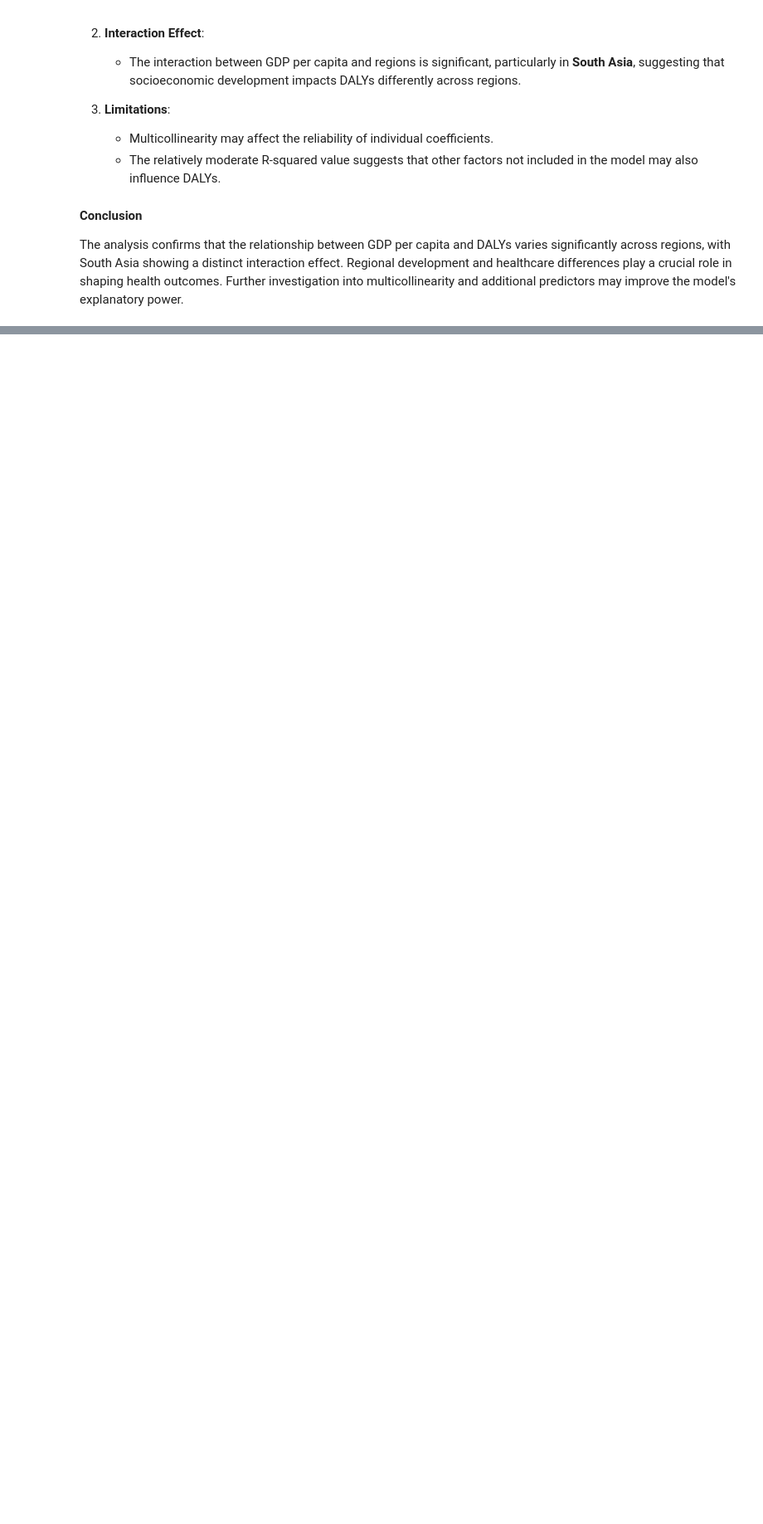
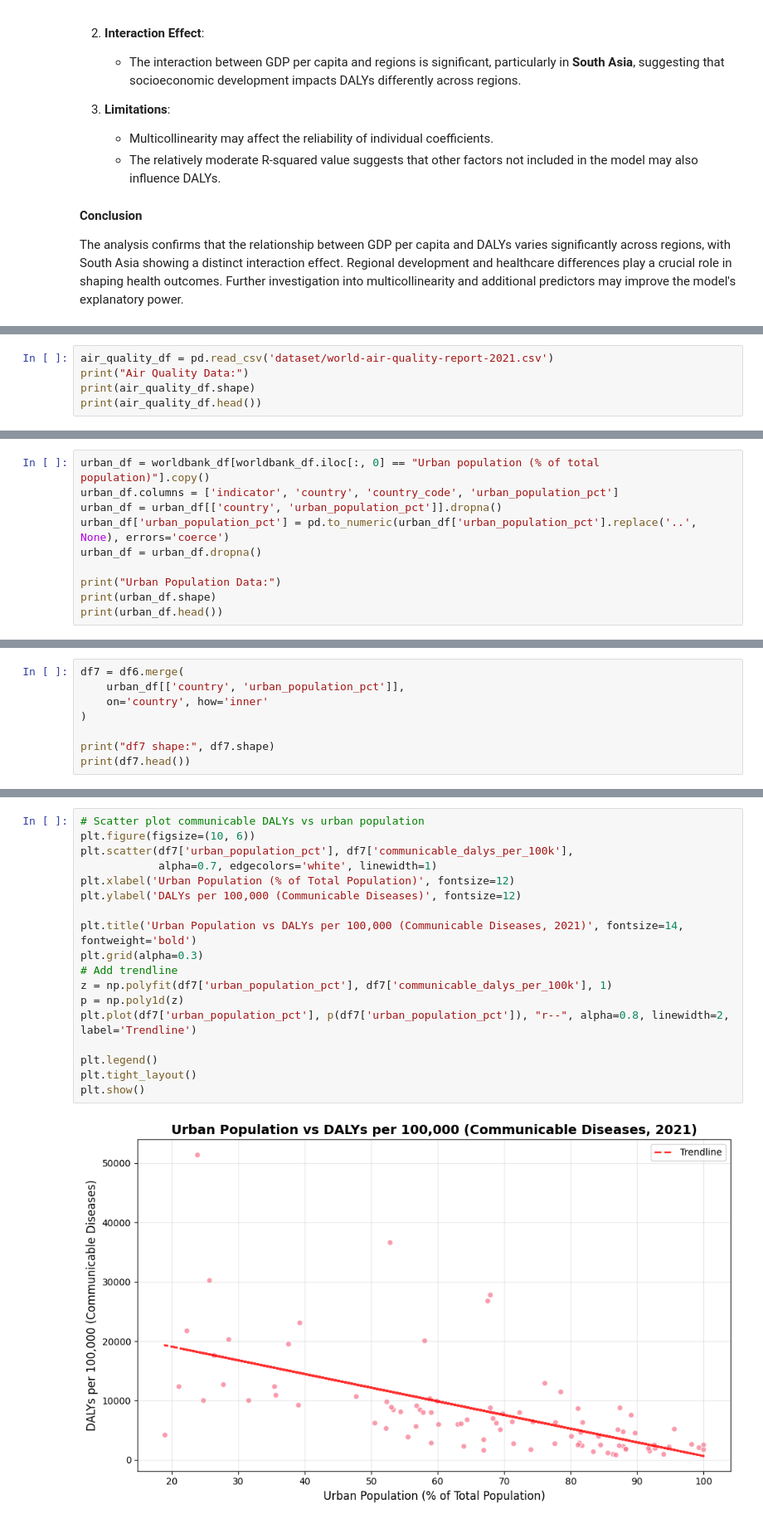
Before and after one commit to AimanIskndr/bdata-daly-socioeconomic, a Jupyter notebook: analysis.ipynb, the cells around one changed output, grey strips where cells are left out. Shown: that part at 83% size. Saved outputs shown, nothing was run; the diff lists cells and outputs as text; blank space fills up the shorter version.

```diff
--- a/analysis.ipynb
+++ b/analysis.ipynb
@@ -782,0 +835,5 @@ The analysis confirms that the relationship between GDP per capita and DALYs var
+# %%
+air_quality_df = pd.read_csv('dataset/world-air-quality-report-2021.csv')
+print("Air Quality Data:")
+print(air_quality_df.shape)
+print(air_quality_df.head())
@@ -782,0 +972,10 @@ The analysis confirms that the relationship between GDP per capita and DALYs var
+# %%
+urban_df = worldbank_df[worldbank_df.iloc[:, 0] == "Urban population (% of total population)"].copy()
+urban_df.columns = ['indicator', 'country', 'country_code', 'urban_population_pct']
+urban_df = urban_df[['country', 'urban_population_pct']].dropna()
+urban_df['urban_population_pct'] = pd.to_numeric(urban_df['urban_population_pct'].replace('..', None), errors='coerce')
+urban_df = urban_df.dropna()
+
+print("Urban Population Data:")
+print(urban_df.shape)
+print(urban_df.head())
@@ -782,0 +991,8 @@ The analysis confirms that the relationship between GDP per capita and DALYs var
+# %%
+df7 = df6.merge(
+    urban_df[['country', 'urban_population_pct']],
+    on='country', how='inner'
+)
+
+print("df7 shape:", df7.shape)
+print(df7.head())
@@ -782,0 +1014,20 @@ The analysis confirms that the relationship between GDP per capita and DALYs var
+# %%
+# Scatter plot communicable DALYs vs urban population
+plt.figure(figsize=(10, 6))
+plt.scatter(df7['urban_population_pct'], df7['communicable_dalys_per_100k'],
+            alpha=0.7, edgecolors='white', linewidth=1)
+plt.xlabel('Urban Population (% of Total Population)', fontsize=12)
+plt.ylabel('DALYs per 100,000 (Communicable Diseases)', fontsize=12)
+
+plt.title('Urban Population vs DALYs per 100,000 (Communicable Diseases, 2021)', fontsize=14, fontweight='bold')
+plt.grid(alpha=0.3)
+# Add trendline
+z = np.polyfit(df7['urban_population_pct'], df7['communicable_dalys_per_100k'], 1)
+p = np.poly1d(z)
+plt.plot(df7['urban_population_pct'], p(df7['urban_population_pct']), "r--", alpha=0.8, linewidth=2, label='Trendline')
+
+plt.legend()
+plt.tight_layout()
+plt.show()
+# %% [output]
+[figure, added]
```
Also changed, not shown: parts of 15 cells of this notebook, 1 other file.
